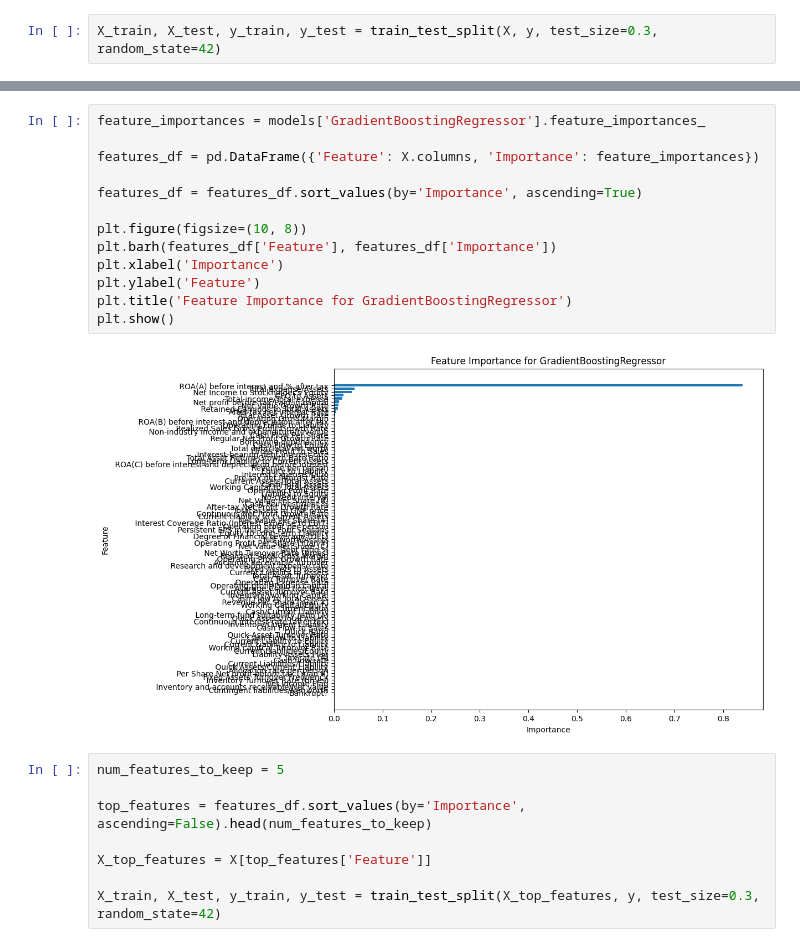
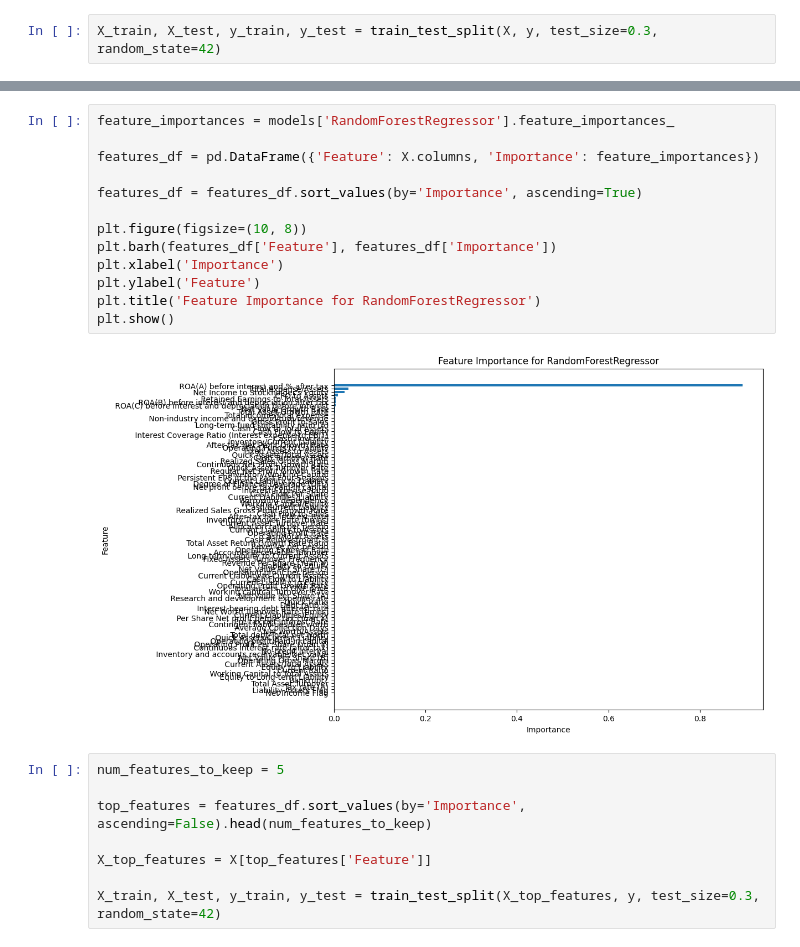
Before and after one commit to adpakw/DS_knowledge_base, a Jupyter notebook: Projects/CompanyBankruptcyPrediction/CompanyBankruptcyPrediction.ipynb, the cells around one changed output, grey strips where cells are left out. Drawn from its saved outputs; the diff is of its cells as text.

```diff
--- a/Projects/CompanyBankruptcyPrediction/CompanyBankruptcyPrediction.ipynb
+++ b/Projects/CompanyBankruptcyPrediction/CompanyBankruptcyPrediction.ipynb
@@ -113,18 +158,18 @@ results_df
 # %%
-feature_importances = models['GradientBoostingRegressor'].feature_importances_
+feature_importances = models['RandomForestRegressor'].feature_importances_
 
 features_df = pd.DataFrame({'Feature': X.columns, 'Importance': feature_importances})
 
 features_df = features_df.sort_values(by='Importance', ascending=True)
 
 plt.figure(figsize=(10, 8))
 plt.barh(features_df['Feature'], features_df['Importance'])
 plt.xlabel('Importance')
 plt.ylabel('Feature')
-plt.title('Feature Importance for GradientBoostingRegressor')
+plt.title('Feature Importance for RandomForestRegressor')
 plt.show()
 # %% [output]
-[figure, old version]
+[figure, new version]
 # %%
 num_features_to_keep = 5
 
```
Also changed, not shown: parts of 23 cells of this notebook.
